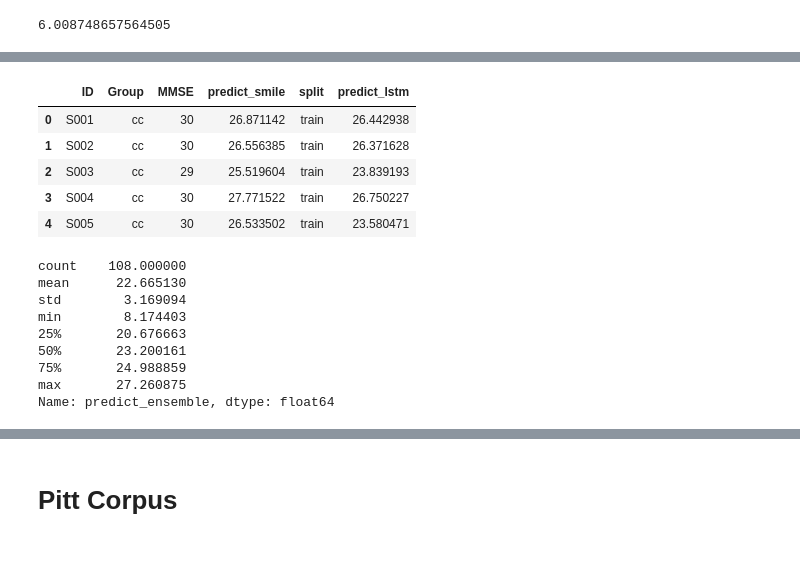
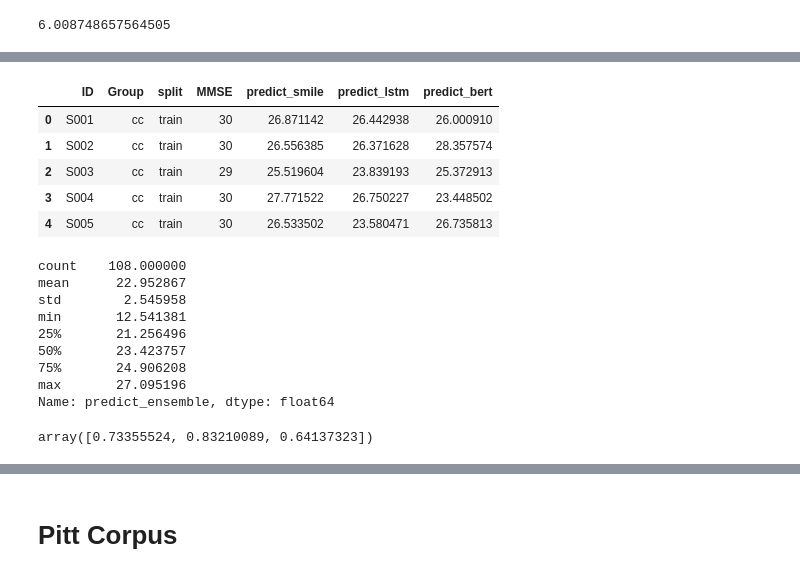
Before and after one commit to W210-SP21-Capstone-Dementia/model, a Jupyter notebook: 7-ensemble.ipynb, the cells around one changed output, grey strips where cells are left out. Saved outputs shown, nothing was run; the diff lists cells and outputs as text; code cells hidden in the pictures.

```diff
--- a/7-ensemble.ipynb
+++ b/7-ensemble.ipynb
@@ -33,3 +33,7 @@ meta_lstm.head()
 print(np.sqrt(mean_squared_error(meta_lstm['MMSE'], meta_lstm['predict'] )))
 # %% [output]
 6.008748657564505
+# %%
+meta_bert = pd.read_csv('meta_bert.csv')
+meta_bert['ID'] = [x +' ' for x in meta_bert['ID']]
+meta_bert.head()
@@ -36,26 +47,28 @@ print(np.sqrt(mean_squared_error(meta_lstm['MMSE'], meta_lstm['predict'] )))
 # %%
-meta_ensemble = pd.merge(meta_smile[['ID', 'Group', 'MMSE', 'predict']],
-                         meta_lstm[['ID', 'Group', 'split', 'predict']],
+meta_ensemble = pd.merge(meta_smile[['ID', 'Group', 'split', 'MMSE', 'predict']],
+                         meta_lstm[['ID', 'Group', 'predict']],
                          on = ['ID', 'Group'],
                          suffixes = ('_smile', '_lstm'))
+meta_ensemble = pd.merge(meta_ensemble, meta_bert[['ID', 'Group', 'predict']],
+                         on = ['ID', 'Group']).rename(columns = {'predict':'predict_bert'})
 meta_ensemble.head()
 # %% [output]
-|  | ID | Group | MMSE | predict_smile | split | predict_lstm |
-| 0 | S001 | cc | 30 | 26.871142 | train | 26.442938 |
-| 1 | S002 | cc | 30 | 26.556385 | train | 26.371628 |
-| 2 | S003 | cc | 29 | 25.519604 | train | 23.839193 |
-| 3 | S004 | cc | 30 | 27.771522 | train | 26.750227 |
-| 4 | S005 | cc | 30 | 26.533502 | train | 23.580471 |
+|  | ID | Group | split | MMSE | predict_smile | predict_lstm | predict_bert |
+| 0 | S001 | cc | train | 30 | 26.871142 | 26.442938 | 26.000910 |
+| 1 | S002 | cc | train | 30 | 26.556385 | 26.371628 | 28.357574 |
+| 2 | S003 | cc | train | 29 | 25.519604 | 23.839193 | 25.372913 |
+| 3 | S004 | cc | train | 30 | 27.771522 | 26.750227 | 23.448502 |
+| 4 | S005 | cc | train | 30 | 26.533502 | 23.580471 | 26.735813 |
 # %%
-meta_ensemble['predict_ensemble'] = .5 * meta_ensemble['predict_smile'] + .5 * meta_ensemble['predict_lstm']
+meta_ensemble['predict_ensemble'] = (meta_ensemble['predict_smile'] + meta_ensemble['predict_lstm'] + meta_ensemble['predict_bert'])/3
 meta_ensemble['predict_ensemble'].describe()
 # %% [output]
 count    108.000000
-mean      22.665130
-std        3.169094
-min        8.174403
-25%       20.676663
-50%       23.200161
-75%       24.988859
-max       27.260875
+mean      22.952867
+std        2.545958
+min       12.541381
+25%       21.256496
+50%       23.423757
+75%       24.906208
+max       27.095196
 Name: predict_ensemble, dtype: float64
@@ -61,0 +83,4 @@ Name: predict_ensemble, dtype: float64
+# %%
+ensemble.coef_
+# %% [output]
+array([0.73355524, 0.83210089, 0.64137323])
```
Also changed, not shown: parts of 10 cells of this notebook, 2 other files.
